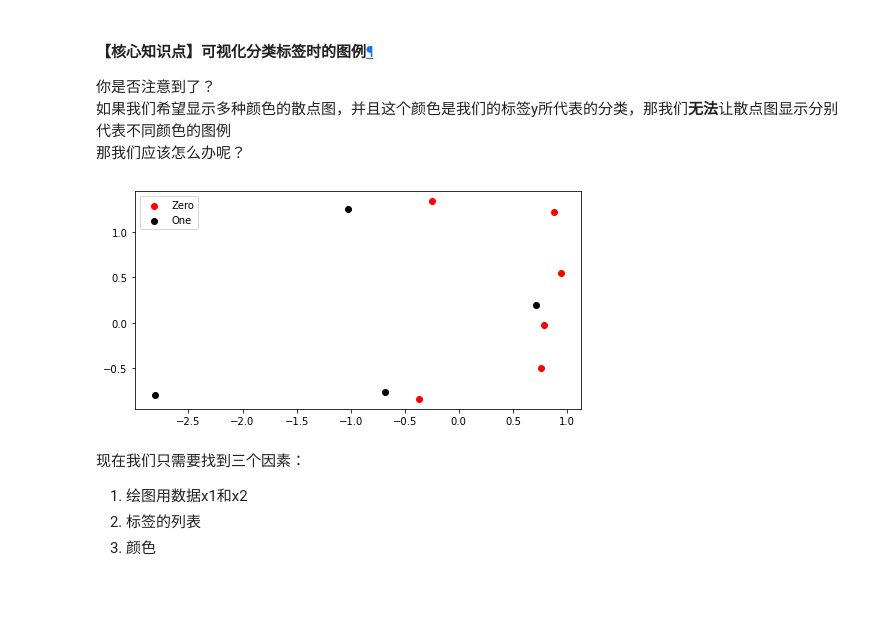
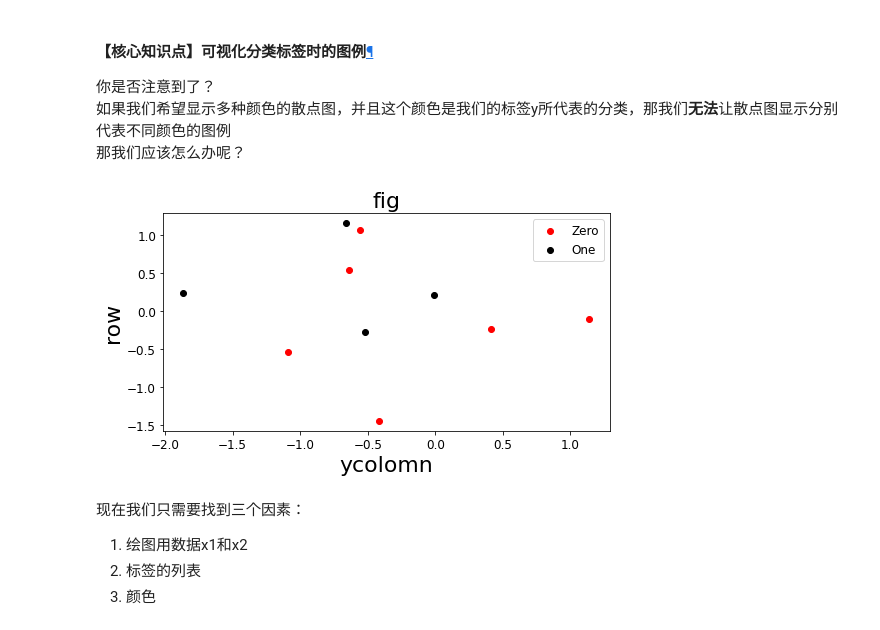
Before and after one commit to HuangCongQing/python-libraries, a Jupyter notebook: 03Matplotlib/Python可视化Top50Matplotlib/week1 correlation live.ipynb, the cells around one changed output. Cells and saved outputs as stored; diff of their text form; code cells hidden in the pictures; blank space fills up the shorter version.

```diff
--- a/03Matplotlib/Python可视化Top50Matplotlib/week1 correlation live.ipynb
+++ b/03Matplotlib/Python可视化Top50Matplotlib/week1 correlation live.ipynb
@@ -284,27 +285,35 @@ array([0, 0, 1, 1, 0, 1, 0, 1, 0, 0])
 # %%
 
 X = np.random.randn(10,2)# 10行，2列的数据集
 y = np.array([0,0,1,1,0,1,0,1,0,0]) # 标签列表
 # print(y==0) # [ True  True False False  True False  True False  True  True]
 # print(X[y==0]) #
 plt.figure(figsize=(8,4))
 
 
 colors = ["red","black"] #确立颜色列表
 labels = ["Zero","One"] #确立标签的类别列表
 
 for i in range(X.shape[1]): # 循环列数X.shape[1]
     plt.scatter(X[y==i,0], # # print(y==0)
                X[y==i,1],
                c=colors[i],
                label = labels[i])
 
 #在标签中存在几种类别，我们就需要循环几次，一次画一个颜色的点=====================
 
-plt.legend()
+# 2设置横纵坐标标题和总标题
+plt.xticks(fontsize=12) #坐标轴上的标尺的字的大小
+plt.yticks(fontsize=12)
+plt.ylabel('row',fontsize=22) #坐标轴上的标题和字体大小
+plt.xlabel('ycolomn',fontsize=22)
+plt.title("fig", fontsize=22) #整个图像的标题和字体的大小
+
+
+plt.legend(fontsize=12) #图例的字体大小
 plt.show()
 # %% [output]
-[figure, old version]
+[figure, new version]
 # %% [markdown]
 
 <p>现在我们只需要找到三个因素：</p>
```
Also changed, not shown: parts of 5 cells of this notebook, 2 other files.
